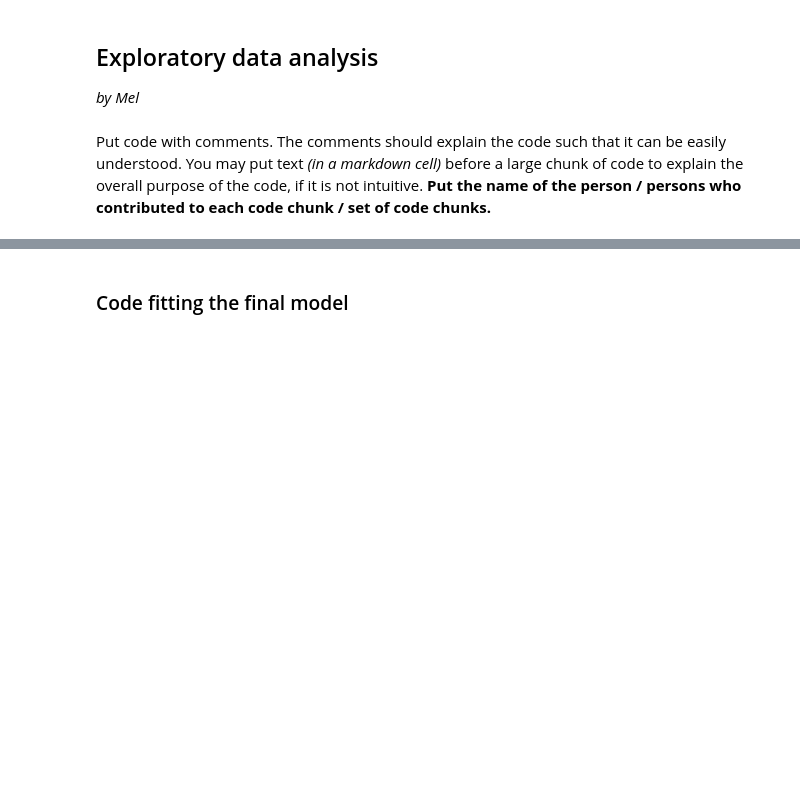
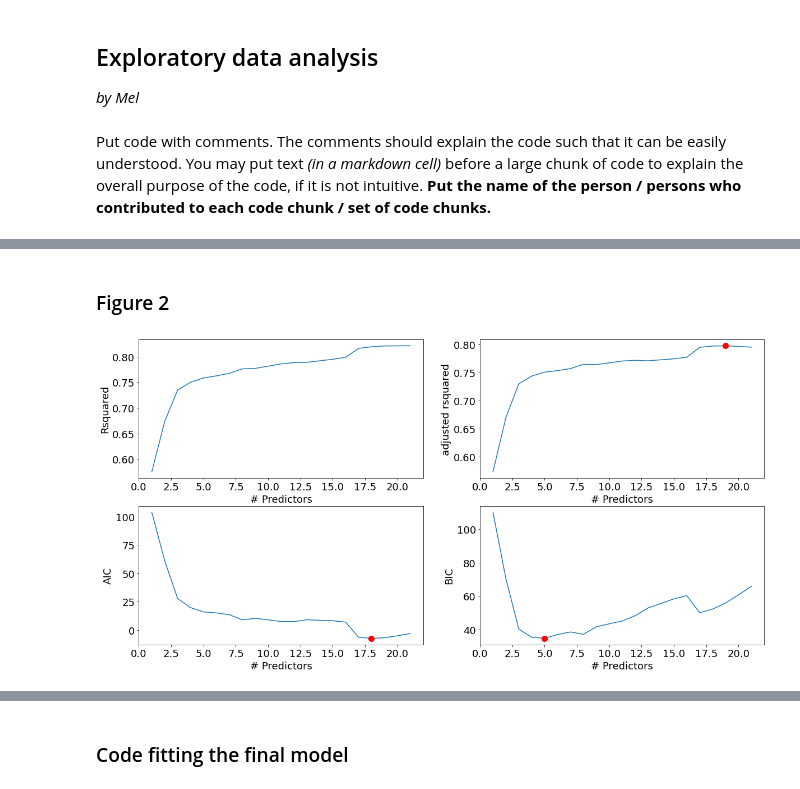
Before and after one commit to ArushIyer12/303-1Project, a Jupyter notebook: Project Code.ipynb, the cells around one changed output, grey strips where cells are left out. Cells and saved outputs as stored; diff of their text form; code cells hidden in the pictures; blank space fills up the shorter version.

```diff
--- a/Project Code.ipynb
+++ b/Project Code.ipynb
@@ -345,0 +543,10 @@ Put code with comments. The comments should explain the code such that it can be
+# %% [markdown]
+### Figure 2
+# %%
+best_sub_plots()
+
+# Note: The subplots here look different than the subplots in our main code notebook (Project_Main_Notebook)
+# We have no idea why this is the case. However, any model with 13-18 predictors gives us a recall of 100%
+# so it shouldn't matter whether or not we use 13 or 18 predictors
+# %% [output]
+[figure, added]
```
Also changed, not shown: parts of 21 cells of this notebook, 1 other file.
